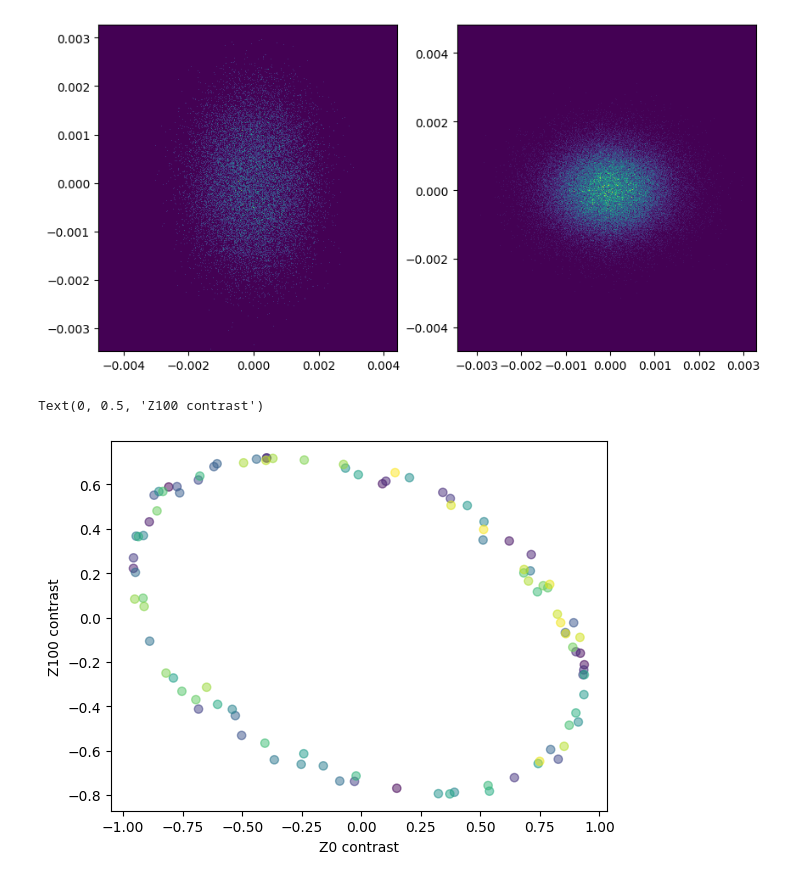
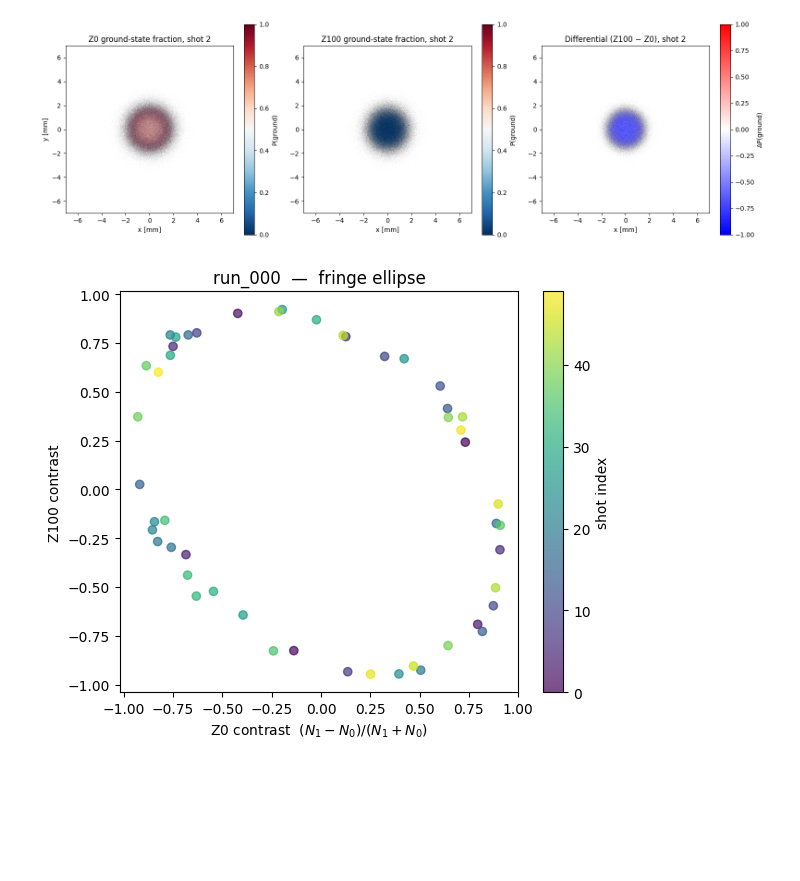
Before and after one commit to noammouelle/gaussian-wavefront-spatially-resolved-inference, a Jupyter notebook: notebooks/generated_data_inspection.ipynb, the cells around one changed output. Cells and saved outputs as stored; diff of their text form; code cells hidden in the pictures; blank space fills up the shorter version.

```diff
--- a/notebooks/generated_data_inspection.ipynb
+++ b/notebooks/generated_data_inspection.ipynb
@@ -10,8 +18,15 @@ from helpers import ShotDataset, LazyShotDataset
 # %%
-Z0   = LazyShotDataset('../data/N100_A10000000_muXStd0.0um_muVxStd0.0um_sigX100um_sigVx309um_sigXStd0.0um_sigVxStd0.0um_phi0random_sig_A0.100_f0.3000/Z0/data_PROB.h5')
-Z100 = LazyShotDataset('../data/N100_A10000000_muXStd0.0um_muVxStd0.0um_sigX100um_sigVx309um_sigXStd0.0um_sigVxStd0.0um_phi0random_sig_A0.100_f0.3000/Z100/data_PROB.h5')
+Z0   = ImageShotDataset(os.path.join(DATA_DIR, RUN, 'Z0',   'data_IMG.h5'))
+Z100 = ImageShotDataset(os.path.join(DATA_DIR, RUN, 'Z100', 'data_IMG.h5'))
 
-print(f'{Z0.n_shots} shots,  {len(Z0[0])} atoms/shot')
+with h5py.File(Z0.path) as f:
+    signal_amp   = float(f.attrs['signal_amp'])
+    signal_freq  = float(f.attrs['signal_freq'])
+    signal_phase = float(f.attrs['signal_phase'])
+
+print(f'{Z0.n_shots} shots,  {Z0.n_atoms_launched:,} atoms launched/shot')
+print(f'Image: {Z0.res}×{Z0.res}  window ±{Z0.half_range*1e3:.0f}mm  pixel={Z0.pixel_size*1e6:.1f}µm')
 print(f'phi0 range: [{Z0.phi0.min():.2f}, {Z0.phi0.max():.2f}] rad')
-print(Z0[0].head())
+print(f'signal: amp={signal_amp:.3f} rad  freq={signal_freq:.4f} cyc/shot  phase={signal_phase:.3f} rad')
+print(f'Detection efficiency — Z0: {Z0.detection_efficiency():.3f}  Z100: {Z100.detection_efficiency():.3f}')
 # %% [output]
@@ -41,26 +66,62 @@ plt.scatter(excited_atoms['x'], excited_atoms['y'], alpha=0.5)
 # %%
-fig, axs = plt.subplots(1, 2, figsize=(10, 5))
-bins = 1024
-axs[0].hist2d(ground_atoms['x'], ground_atoms['y'], bins=bins)
-_=axs[1].hist2d(excited_atoms['x'], excited_atoms['y'], bins=bins)
+idx = 2
+img_z0   = Z0[idx]    # (2, res, res)
+img_z100 = Z100[idx]
+
+# Total counts per pixel (s0 + s1) and local ground-state fraction
+total_z0   = img_z0[0].astype(float)   + img_z0[1].astype(float)
+total_z100 = img_z100[0].astype(float) + img_z100[1].astype(float)
+
+frac_z0   = np.where(total_z0   > 0, img_z0[0]   / total_z0,   np.nan)
+frac_z100 = np.where(total_z100 > 0, img_z100[0] / total_z100, np.nan)
+diff_frac  = frac_z100 - frac_z0   # differential ground-state fraction
+
+extent = [-lim, lim, -lim, lim]
+fig, axes = plt.subplots(1, 3, figsize=(16, 5))
+
+im0 = axes[0].imshow(frac_z0.T, origin='lower', extent=extent,
+                     vmin=0, vmax=1, cmap='RdBu_r', aspect='equal')
+plt.colorbar(im0, ax=axes[0], label='P(ground)')
+axes[0].set_title(f'Z0 ground-state fraction, shot {idx}')
+axes[0].set_xlabel('x [mm]'); axes[0].set_ylabel('y [mm]')
+
+im1 = axes[1].imshow(frac_z100.T, origin='lower', extent=extent,
+                     vmin=0, vmax=1, cmap='RdBu_r', aspect='equal')
+plt.colorbar(im1, ax=axes[1], label='P(ground)')
+axes[1].set_title(f'Z100 ground-state fraction, shot {idx}')
+axes[1].set_xlabel('x [mm]')
+
+vmax = np.nanpercentile(np.abs(diff_frac), 99)
+im2 = axes[2].imshow(diff_frac.T, origin='lower', extent=extent,
+                     vmin=-vmax, vmax=vmax, cmap='bwr', aspect='equal')
+plt.colorbar(im2, ax=axes[2], label='ΔP(ground)')
+axes[2].set_title(f'Differential (Z100 − Z0), shot {idx}')
+axes[2].set_xlabel('x [mm]')
+
+plt.tight_layout()
+plt.show()
 # %% [output]
-[figure, old version]
+[figure, new version]
 # %%
-n_z0 = Z0.state_counts()
+n_z0   = Z0.state_counts()    # DataFrame columns {0: ground, 1: excited}
 n_z100 = Z100.state_counts()
 
-nground_z0 = n_z0[0]
-nexcited_z0 = n_z0[1]
+nground_z0   = n_z0[0]
+nexcited_z0  = n_z0[1]
 nground_z100 = n_z100[0]
 nexcited_z100 = n_z100[1]
 
-diff0 = (nexcited_z0 - nground_z0) / (nexcited_z0 + nground_z0)
+diff0   = (nexcited_z0   - nground_z0)   / (nexcited_z0   + nground_z0)
 diff100 = (nexcited_z100 - nground_z100) / (nexcited_z100 + nground_z100)
 
-plt.scatter(diff0, diff100, alpha=0.5, c=np.arange(len(diff0)), cmap='viridis')
-plt.xlabel("Z0 contrast")
-plt.ylabel("Z100 contrast")
+fig, ax = plt.subplots(figsize=(6, 5))
+sc = ax.scatter(diff0, diff100, alpha=0.7, c=np.arange(len(diff0)), cmap='viridis')
+plt.colorbar(sc, ax=ax, label='shot index')
+ax.set_xlabel('Z0 contrast  $(N_1 - N_0)/(N_1 + N_0)$')
+ax.set_ylabel('Z100 contrast')
+ax.set_title(f'{RUN}  —  fringe ellipse')
+plt.tight_layout()
+plt.show()
 # %% [output]
-Text(0, 0.5, 'Z100 contrast')
-[figure, old version]
+[figure, new version]
 # %%
```
Also changed, not shown: parts of 12 cells of this notebook.
